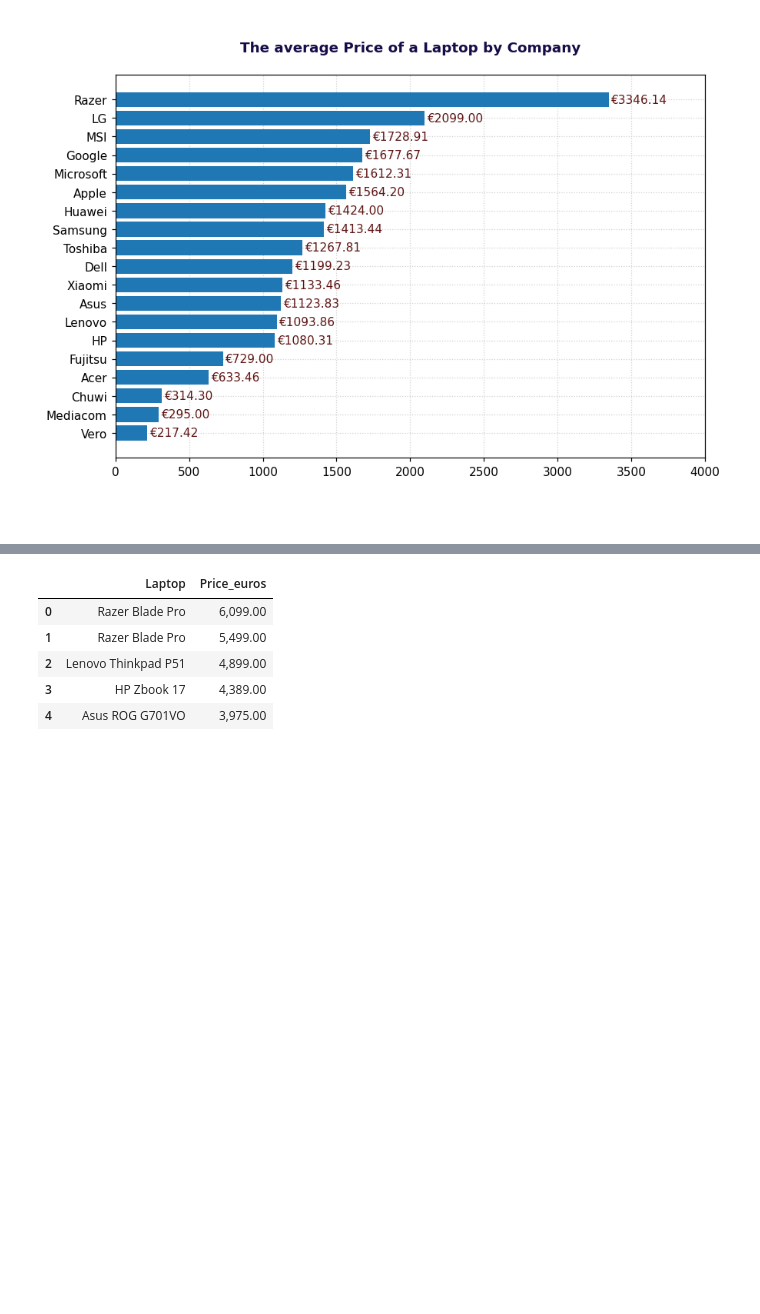
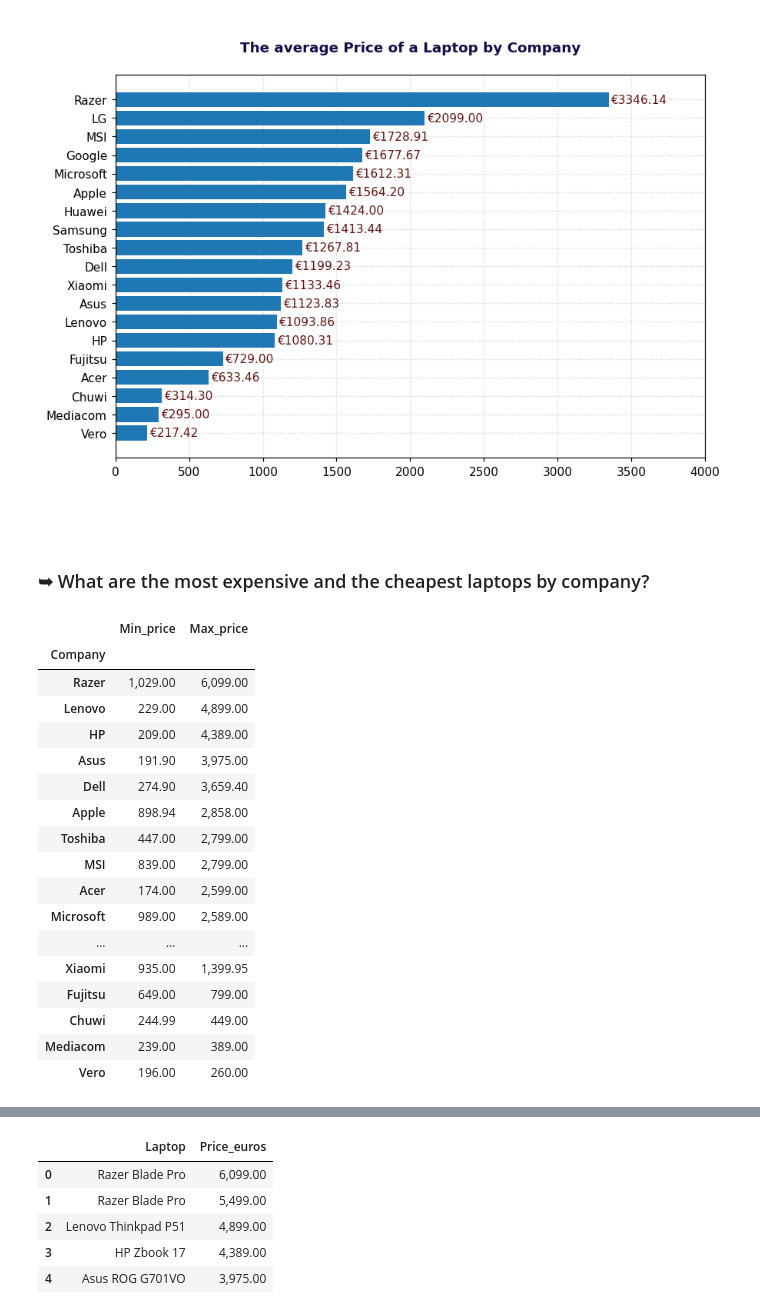
Before and after one commit to Teodor-Cristia/Portfolio, a Jupyter notebook: 4. Laptop Analysis/laptop.ipynb, the cells around one changed output, grey strips where cells are left out. Saved outputs shown, nothing was run; the diff lists cells and outputs as text; code cells hidden in the pictures; blank space fills up the shorter version.

```diff
--- a/4. Laptop Analysis/laptop.ipynb
+++ b/4. Laptop Analysis/laptop.ipynb
@@ -681,3 +660,5 @@ plt.show()
 [figure]
 # %% [markdown]
 #
+# %% [markdown]
+### ➥ What are the most expensive and the cheapest laptops by company?
@@ -683,0 +675,21 @@ plt.show()
+# %%
+most_expensive_and_cheapest
+# %% [output]
+|  | Min_price | Max_price |
+| Company |  |  |
+| Razer | 1,029.00 | 6,099.00 |
+| Lenovo | 229.00 | 4,899.00 |
+| HP | 209.00 | 4,389.00 |
+| Asus | 191.90 | 3,975.00 |
+| Dell | 274.90 | 3,659.40 |
+| Apple | 898.94 | 2,858.00 |
+| Toshiba | 447.00 | 2,799.00 |
+| MSI | 839.00 | 2,799.00 |
+| Acer | 174.00 | 2,599.00 |
+| Microsoft | 989.00 | 2,589.00 |
+| ... | ... | ... |
+| Xiaomi | 935.00 | 1,399.95 |
+| Fujitsu | 649.00 | 799.00 |
+| Chuwi | 244.99 | 449.00 |
+| Mediacom | 239.00 | 389.00 |
+| Vero | 196.00 | 260.00 |
```
Also changed, not shown: parts of 18 cells of this notebook.
